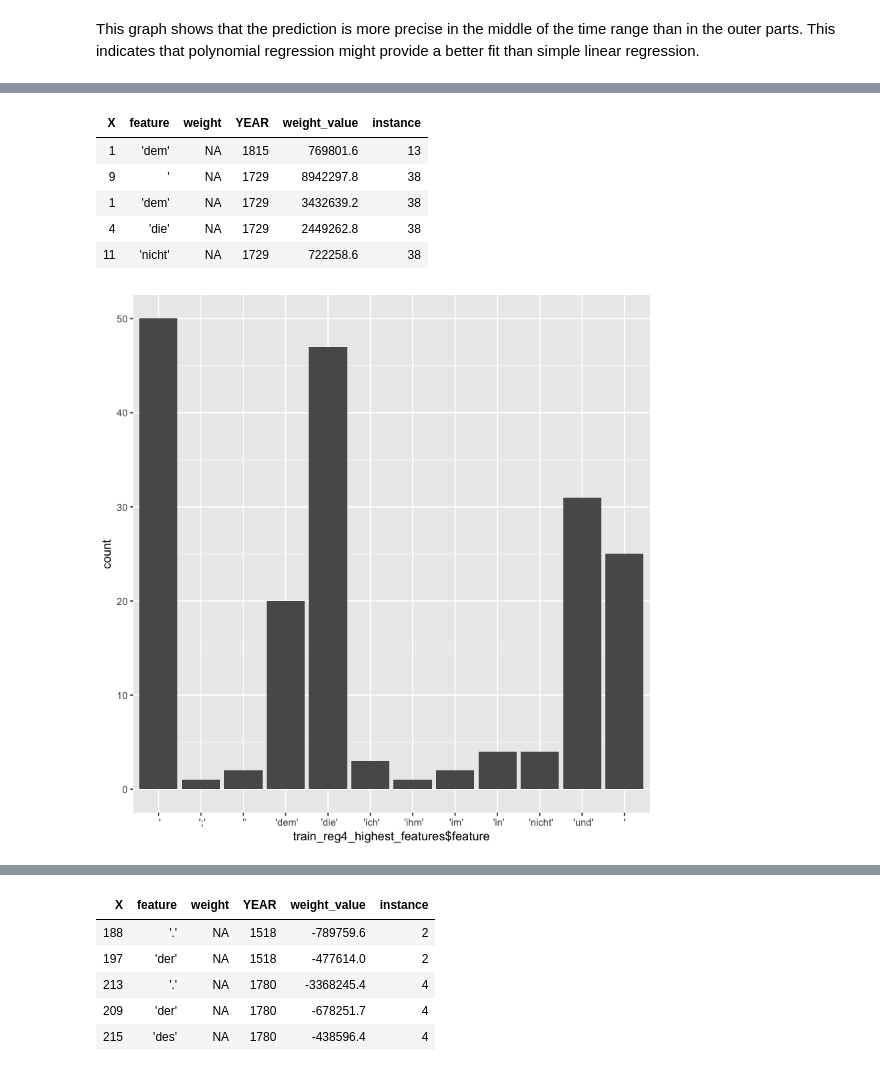
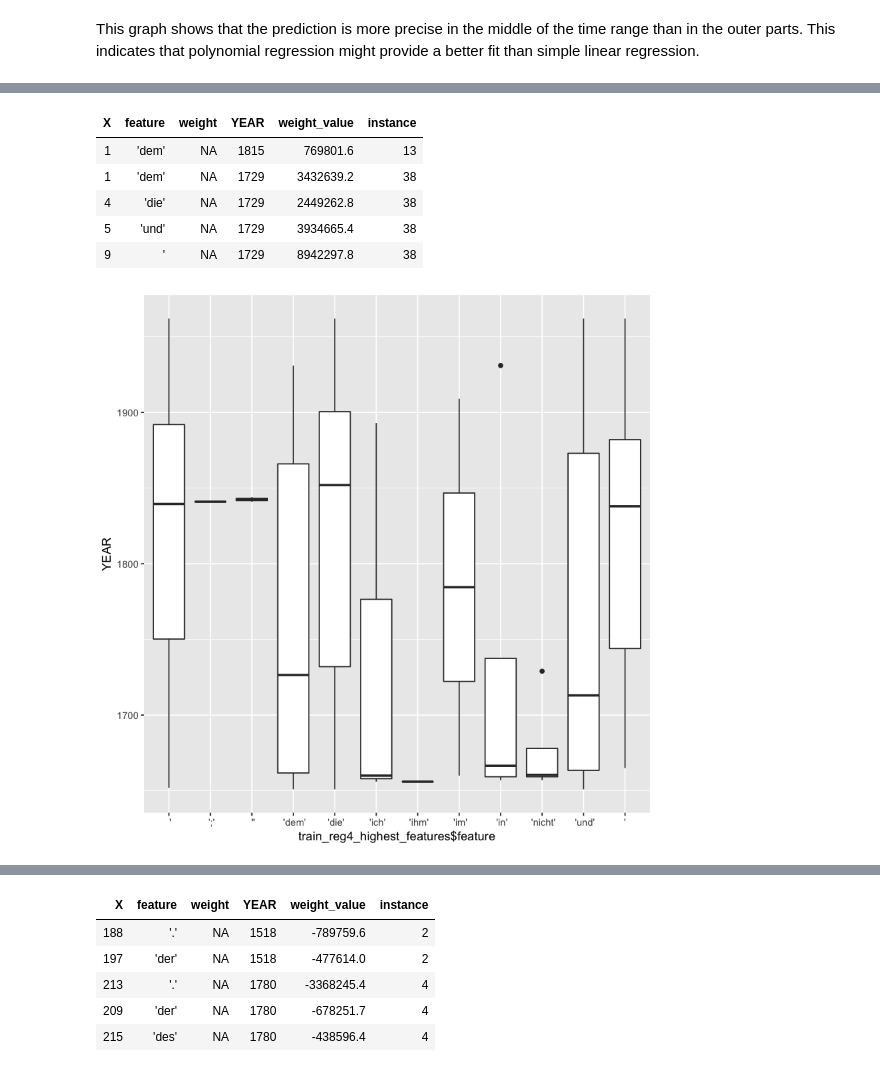
Before and after one commit to DianaLaura/MasterThesis, a Jupyter notebook: Notebooks_Experiments/Exp1b_Analyis.ipynb, the cells around one changed output, grey strips where cells are left out. Saved outputs shown, nothing was run; the diff lists cells and outputs as text; code cells hidden in the pictures.

```diff
--- a/Notebooks_Experiments/Exp1b_Analyis.ipynb
+++ b/Notebooks_Experiments/Exp1b_Analyis.ipynb
@@ -31,8 +31,9 @@ Number of features: 215
 
 Feature selection criteria: Only use features that occur in 800 of 899 documents
 # %%
-train_reg4 <- read.csv("/Volumes/Korpora/Exp2_Reg4_Train_results.csv",sep=";", header=T)
-val_reg4 <- read.csv("/Volumes/Korpora/Exp2_Reg4_Val_results.csv",sep=";", header=T)
+DTA_train_reg4 <- read.csv("/Volumes/Korpora/Exp1_results/Exp2_Reg4_Train_results_DTA.csv",sep=";", header=T)
+DTA_val_reg4 <- read.csv("/Volumes/Korpora/Exp1_results/Exp2_Reg4_Val_results_DTA.csv",sep=";", header=T)
+DTA_test_reg4 <- read.csv("/Volumes/Korpora/Exp1_results/Exp2_Reg4_Test_results_DTA.csv",sep=";", header=T)
 
-head(train_reg4)
+tail(DTA_train_reg4)
 # %% [output]
@@ -99,16 +139,16 @@ summary(train_reg4)
 # %%
-train_reg4_highest_features <- top_n(train_reg4, 190, train_reg4$weight_value)
+train_reg4_highest_features <- top_n(DTA_train_reg4, 190, DTA_train_reg4$weight_value)
 # %%
 head(train_reg4_highest_features, 5)
 # %% [output]
 | X | feature | weight | YEAR | weight_value | instance |
 | 1 | 'dem' | NA | 1815 | 769801.6 | 13 |
-| 9 | ' | NA | 1729 | 8942297.8 | 38 |
 | 1 | 'dem' | NA | 1729 | 3432639.2 | 38 |
 | 4 | 'die' | NA | 1729 | 2449262.8 | 38 |
-| 11 | 'nicht' | NA | 1729 | 722258.6 | 38 |
+| 5 | 'und' | NA | 1729 | 3934665.4 | 38 |
+| 9 | ' | NA | 1729 | 8942297.8 | 38 |
 # %%
-ggplot(train_reg4_highest_features, aes(x=train_reg4_highest_features$feature)) + geom_bar()
+ggplot(train_reg4_highest_features, aes(x=train_reg4_highest_features$feature, y=YEAR)) + geom_boxplot()
 # %% [output]
-[figure, old version]
+[figure, new version]
 # %%
```
Also changed, not shown: parts of 53 cells of this notebook, 4 other files.
